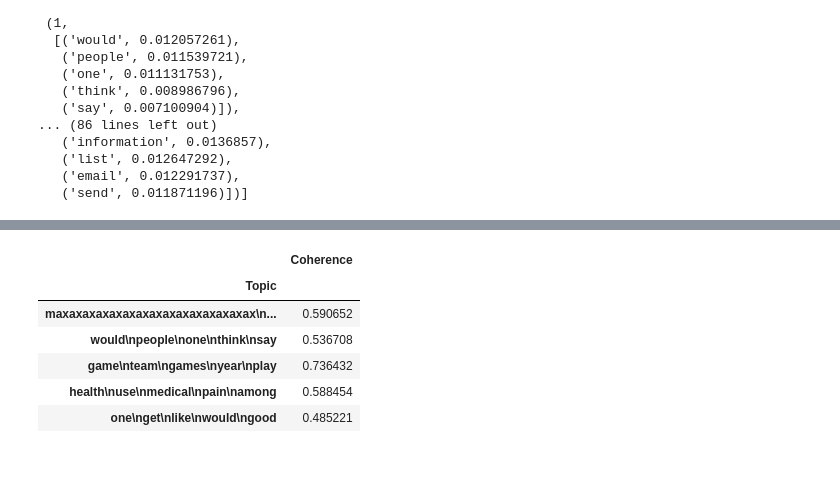
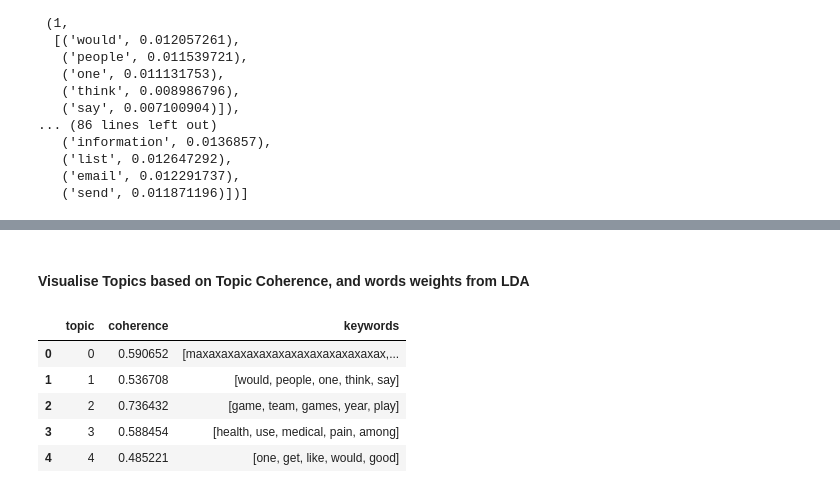
Before and after one commit to amr-galal/nlp101, a Jupyter notebook: topic_modeling/Topic Modeling.ipynb, the cells around one changed output, grey strips where cells are left out. Saved outputs shown, nothing was run; the diff lists cells and outputs as text; code cells hidden in the pictures; blank space fills up the shorter version.

```diff
--- a/topic_modeling/Topic Modeling.ipynb
+++ b/topic_modeling/Topic Modeling.ipynb
@@ -509,15 +562,13 @@ coherence_per_topic
+# %% [markdown]
+#### Visualise Topics based on Topic Coherence, and words weights from LDA
 # %%
-topics_words_str = [ '\n'.join(words) for words in dict_top_words_per_topic.values() ]
-data_topic_score = pd.DataFrame(data=zip(topics_words_str, coherence_per_topic),
-                                columns=['Topic', 'Coherence'])
-data_topic_score = data_topic_score.set_index('Topic')
-
-data_topic_score.head()
+df_topics = pd.DataFrame(data=zip(dict_top_words_per_topic.keys(), coherence_per_topic, dict_top_words_per_topic.values()),
+                        columns=['topic', 'coherence', 'keywords'])
+df_topics.head()
 # %% [output]
-|  | Coherence |
-| Topic |  |
-| maxaxaxaxaxaxaxaxaxaxaxaxaxaxax\n... | 0.590652 |
-| would\npeople\none\nthink\nsay | 0.536708 |
-| game\nteam\ngames\nyear\nplay | 0.736432 |
-| health\nuse\nmedical\npain\namong | 0.588454 |
-| one\nget\nlike\nwould\ngood | 0.485221 |
+|  | topic | coherence | keywords |
+| 0 | 0 | 0.590652 | [maxaxaxaxaxaxaxaxaxaxaxaxaxaxax,... |
+| 1 | 1 | 0.536708 | [would, people, one, think, say] |
+| 2 | 2 | 0.736432 | [game, team, games, year, play] |
+| 3 | 3 | 0.588454 | [health, use, medical, pain, among] |
+| 4 | 4 | 0.485221 | [one, get, like, would, good] |
```
Also changed, not shown: parts of 51 cells of this notebook, 1 other file.
